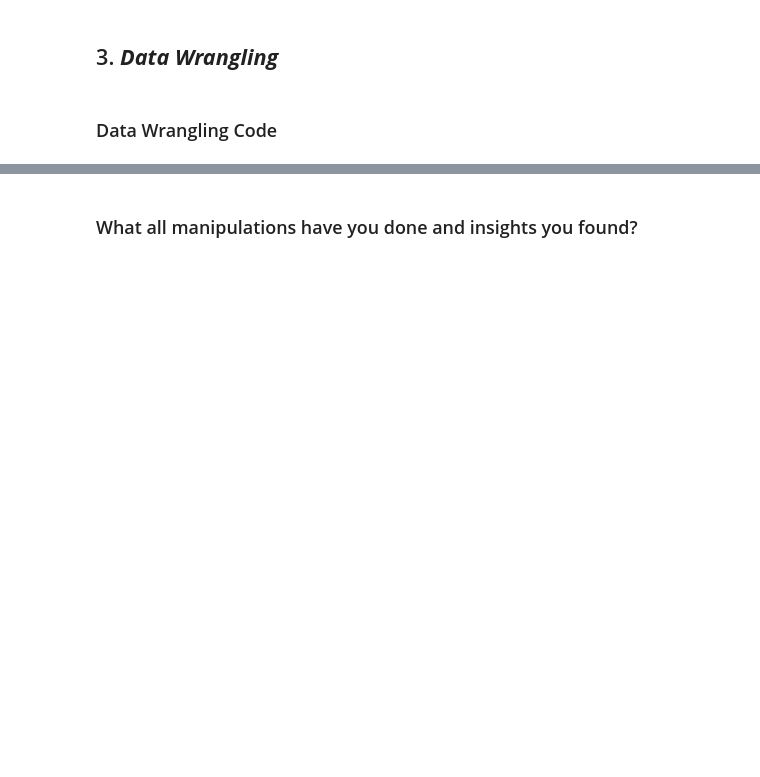
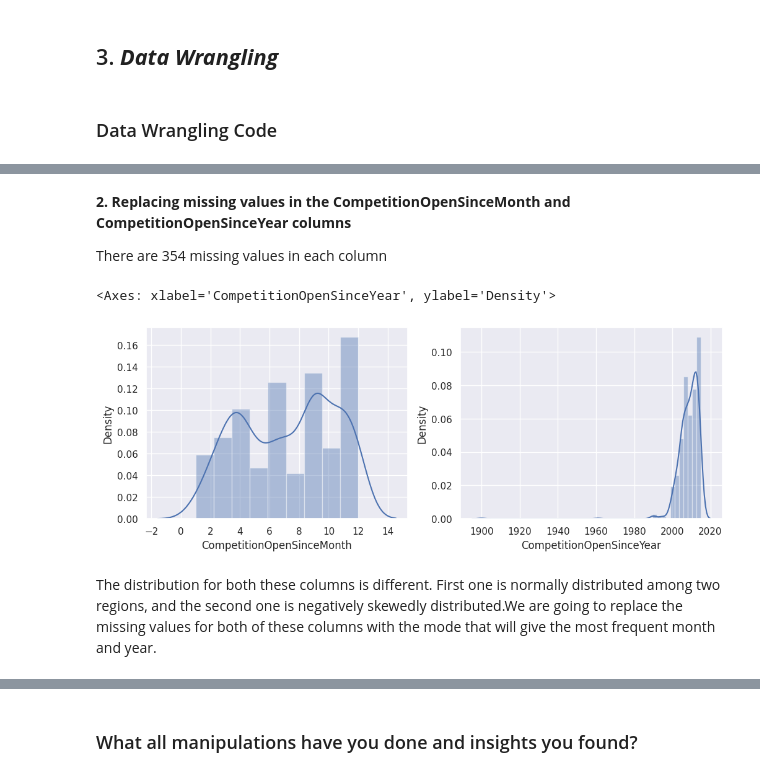
Before and after one commit to abhijain1216/Retail-Sales-Prediction-Regression-Project, a Jupyter notebook: Retail_Sales_Prediction_Regression_Project.ipynb, the cells around one changed output, grey strips where cells are left out. Cells and saved outputs as stored; diff of their text form; code cells hidden in the pictures; blank space fills up the shorter version.

```diff
--- a/Retail_Sales_Prediction_Regression_Project.ipynb
+++ b/Retail_Sales_Prediction_Regression_Project.ipynb
@@ -294,0 +396,3 @@ Answer Here
+# %%
+# Replace null values with median
+stores_df['CompetitionDistance'].fillna(stores_df['CompetitionDistance'].median(),inplace = True)
@@ -294,0 +404,15 @@ Answer Here
+# %% [markdown]
+**2. Replacing missing values in the CompetitionOpenSinceMonth  and CompetitionOpenSinceYear columns**
+
+There are 354 missing values in each column
+# %%
+# Let's check distribution for each column
+fig,ax = plt.subplots(1,2,figsize = (12,4))
+
+sns.distplot(stores_df['CompetitionOpenSinceMonth'],ax = ax[0])
+sns.distplot(stores_df['CompetitionOpenSinceYear'],ax = ax[1])
+# %% [output]
+<Axes: xlabel='CompetitionOpenSinceYear', ylabel='Density'>
+[figure, added]
+# %% [markdown]
+The distribution for both these columns is different. First one is normally distributed among two regions, and the second one is negatively skewedly distributed.We are going to replace the missing values for both of these columns with the mode that will give the most frequent month and year.
```
Also changed, not shown: parts of 42 cells of this notebook.
